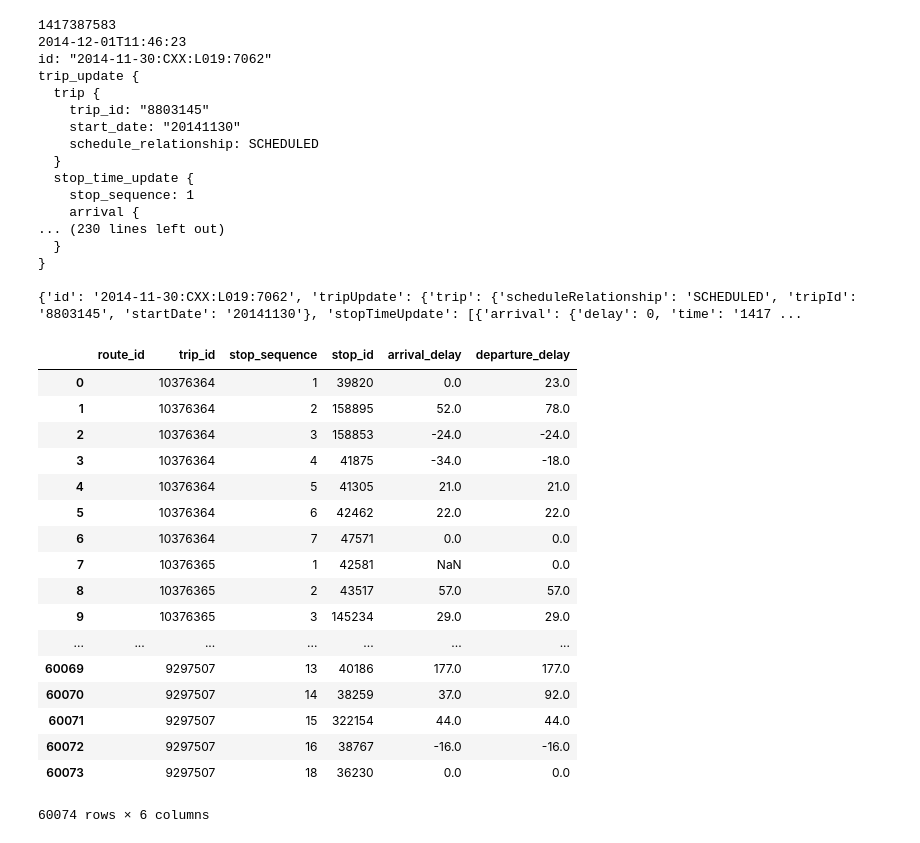
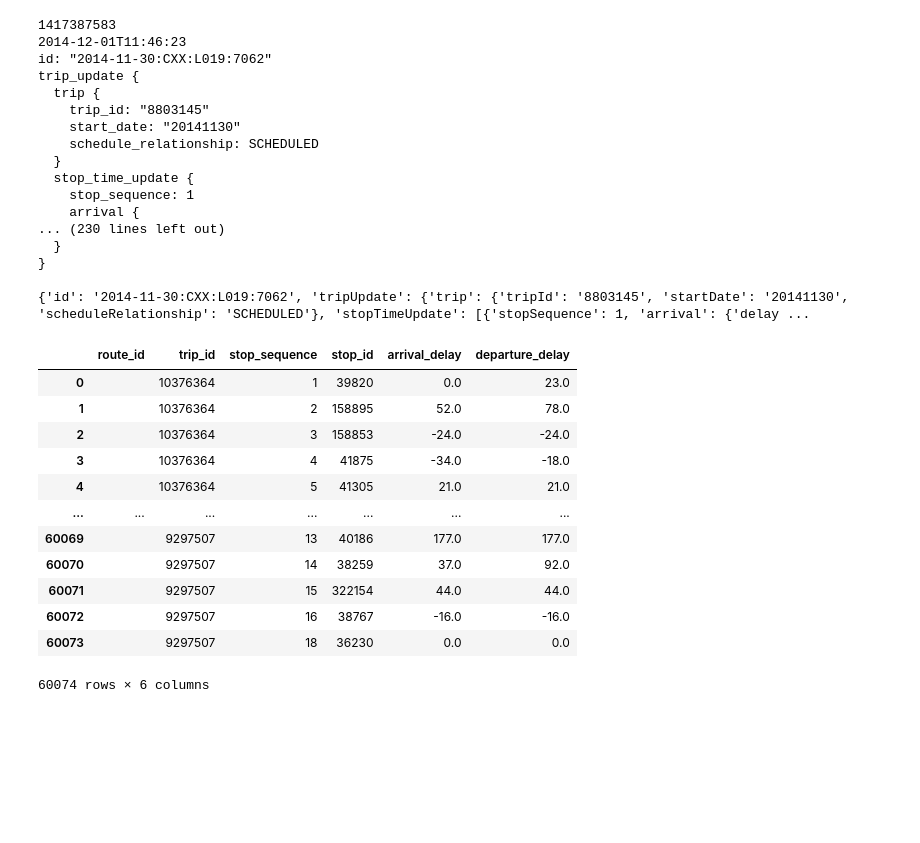
Before and after one commit to mrcagney/gtfsr_kit, a Jupyter notebook: notebooks/examples.ipynb, the cells around one changed output. Drawn from its saved outputs; the diff is of its cells as text; code cells hidden in the pictures; blank space fills up the shorter version.

```diff
--- a/notebooks/examples.ipynb
+++ b/notebooks/examples.ipynb
@@ -1,29 +1,28 @@
 # %%
 import sys
-from pathlib import Path
+import pathlib as pl
 
-import gtfstk as gt
+import gtfs_kit as gk
 
-DIR = Path('..')
-sys.path.append(str(DIR))
+sys.path.append("../")
+
+import gtfsr_kit as grk
 
 %load_ext autoreload
 %autoreload 2
 
-import gtfsrtk as gr
-
-DATA_DIR = DIR/'data'
+DATA_DIR = pl.Path("../data")
 # %%
 # Read a feed
 
 path = DATA_DIR/'tripUpdates.pb'
-feed = gr.read_gtfsr(path)
+feed = grk.read_feed(path)
 # %%
 print(feed.header.timestamp)
-print(gr.get_timestamp_str(feed))
+print(grk.get_timestamp_str(feed))
 
 print(feed.entity[0])
-print(gr.feed_to_dict(feed)['entity'][0])
+print(grk.feed_to_dict(feed)['entity'][0])
 # %% [output]
 1417387583
 2014-12-01T11:46:23
@@ -41,23 +40,18 @@ trip_update {
   }
 }
 
-{'id': '2014-11-30:CXX:L019:7062', 'tripUpdate': {'trip': {'scheduleRelationship': 'SCHEDULED', 'tripId': '8803145', 'startDate': '20141130'}, 'stopTimeUpdate': [{'arrival': {'delay': 0, 'time': '1417 ...
+{'id': '2014-11-30:CXX:L019:7062', 'tripUpdate': {'trip': {'tripId': '8803145', 'startDate': '20141130', 'scheduleRelationship': 'SCHEDULED'}, 'stopTimeUpdate': [{'stopSequence': 1, 'arrival': {'delay ...
 # %%
 # Extract delays
 
-gr.extract_delays(feed)
+grk.extract_delays(feed)
 # %% [output]
 |  | route_id | trip_id | stop_sequence | stop_id | arrival_delay | departure_delay |
 | 0 |  | 10376364 | 1 | 39820 | 0.0 | 23.0 |
 | 1 |  | 10376364 | 2 | 158895 | 52.0 | 78.0 |
 | 2 |  | 10376364 | 3 | 158853 | -24.0 | -24.0 |
 | 3 |  | 10376364 | 4 | 41875 | -34.0 | -18.0 |
 | 4 |  | 10376364 | 5 | 41305 | 21.0 | 21.0 |
-| 5 |  | 10376364 | 6 | 42462 | 22.0 | 22.0 |
-| 6 |  | 10376364 | 7 | 47571 | 0.0 | 0.0 |
-| 7 |  | 10376365 | 1 | 42581 | NaN | 0.0 |
-| 8 |  | 10376365 | 2 | 43517 | 57.0 | 57.0 |
-| 9 |  | 10376365 | 3 | 145234 | 29.0 | 29.0 |
 | ... | ... | ... | ... | ... | ... | ... |
 | 60069 |  | 9297507 | 13 | 40186 | 177.0 | 177.0 |
 | 60070 |  | 9297507 | 14 | 38259 | 37.0 | 92.0 |
```
Also changed, not shown: parts of 2 cells of this notebook.
